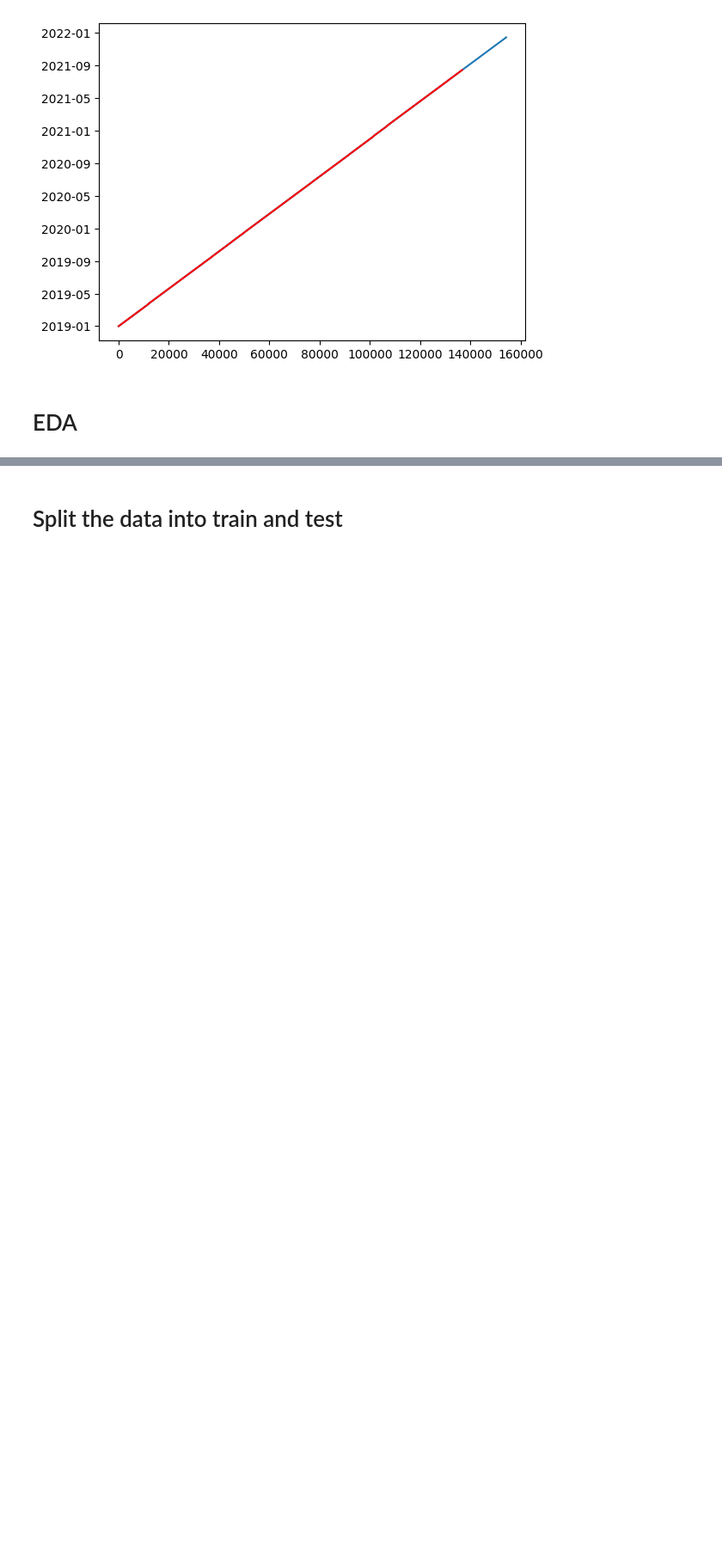
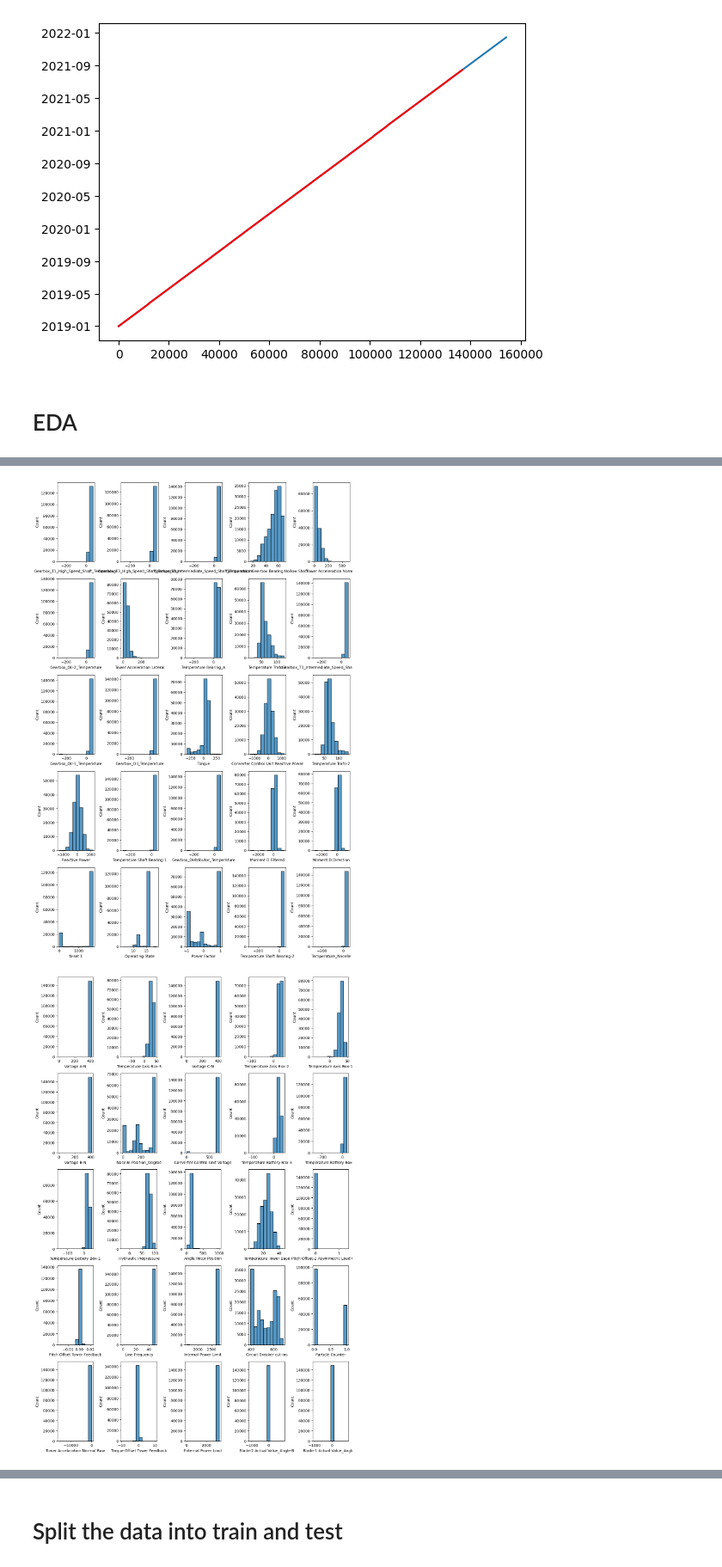
Before and after one commit to arunrajks/time_series_analysis, a Jupyter notebook: wind-turbine-power-forecast.ipynb, the cells around one changed output, grey strips where cells are left out. Shown at 86% size. Saved outputs shown, nothing was run; the diff lists cells and outputs as text; code cells hidden in the pictures; blank space fills up the shorter version.

```diff
--- a/wind-turbine-power-forecast.ipynb
+++ b/wind-turbine-power-forecast.ipynb
@@ -76,0 +134,21 @@ plt.plot(df_power.index,'r')
+# %%
+def fig_fun(ind_strt,ind_end):
+    fig,axs=plt.subplots(5,5,figsize=(12,18))
+    axs=axs.reshape(-1)
+    c=0
+    for i in range(ind_strt,ind_end):
+        sns.histplot(df_feature.iloc[:,i][df_feature.iloc[:,i]<25000],bins=10,ax=axs[c])
+        c+=1
+
+    plt.tight_layout()
+
+
+
+fig_fun(0,25)
+plt.show()
+fig_fun(25,50)
+plt.show()
+fig_fun(50,75)
+# %% [output]
+[figure, added]
+[figure, added]
```
Also changed, not shown: parts of 13 cells of this notebook.
